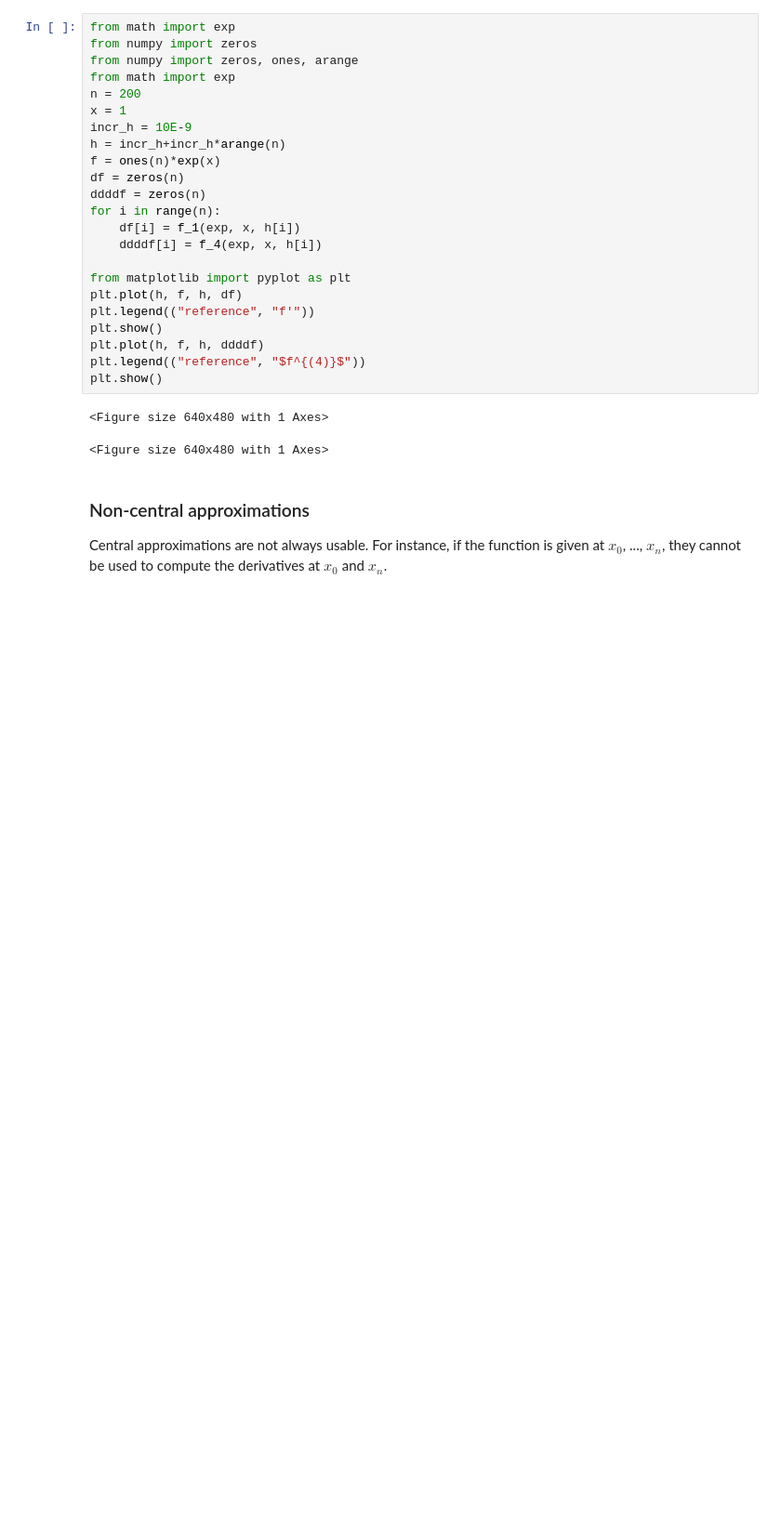
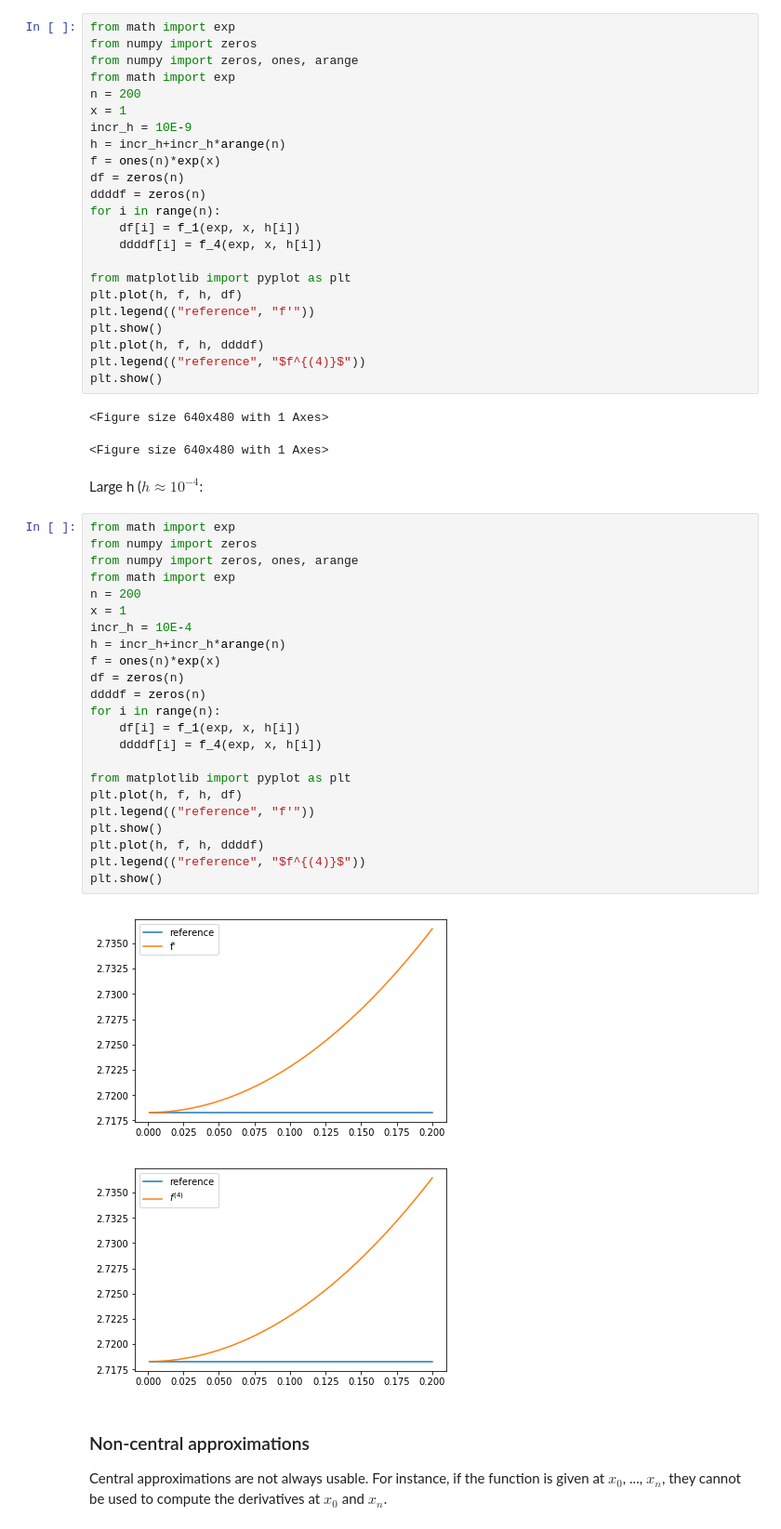
Before and after one commit to tgteacher/numerical-methods, a Jupyter notebook: notebooks/Chapter5.ipynb, the cells around one changed output. Shown at 93% size. Saved outputs shown, nothing was run; the diff lists cells and outputs as text; blank space fills up the shorter version.

```diff
--- a/notebooks/Chapter5.ipynb
+++ b/notebooks/Chapter5.ipynb
@@ -144,6 +142,34 @@ plt.show()
 # %% [output]
 <Figure size 640x480 with 1 Axes>
 <Figure size 640x480 with 1 Axes>
+# %% [markdown]
+Large h ($h \approx 10^{-4}$:
+# %%
+from math import exp
+from numpy import zeros
+from numpy import zeros, ones, arange
+from math import exp
+n = 200
+x = 1
+incr_h = 10E-4
+h = incr_h+incr_h*arange(n)
+f = ones(n)*exp(x)
+df = zeros(n)
+ddddf = zeros(n)
+for i in range(n):
+    df[i] = f_1(exp, x, h[i])
+    ddddf[i] = f_4(exp, x, h[i])
+
+from matplotlib import pyplot as plt
+plt.plot(h, f, h, df)
+plt.legend(("reference", "f'"))
+plt.show()
+plt.plot(h, f, h, ddddf)
+plt.legend(("reference", "$f^{(4)}$"))
+plt.show()
+# %% [output]
+[figure, added]
+[figure, added]
 # %% [markdown]
 ### Non-central approximations
 
```
Also changed, not shown: parts of 37 cells of this notebook, 2 other files.
